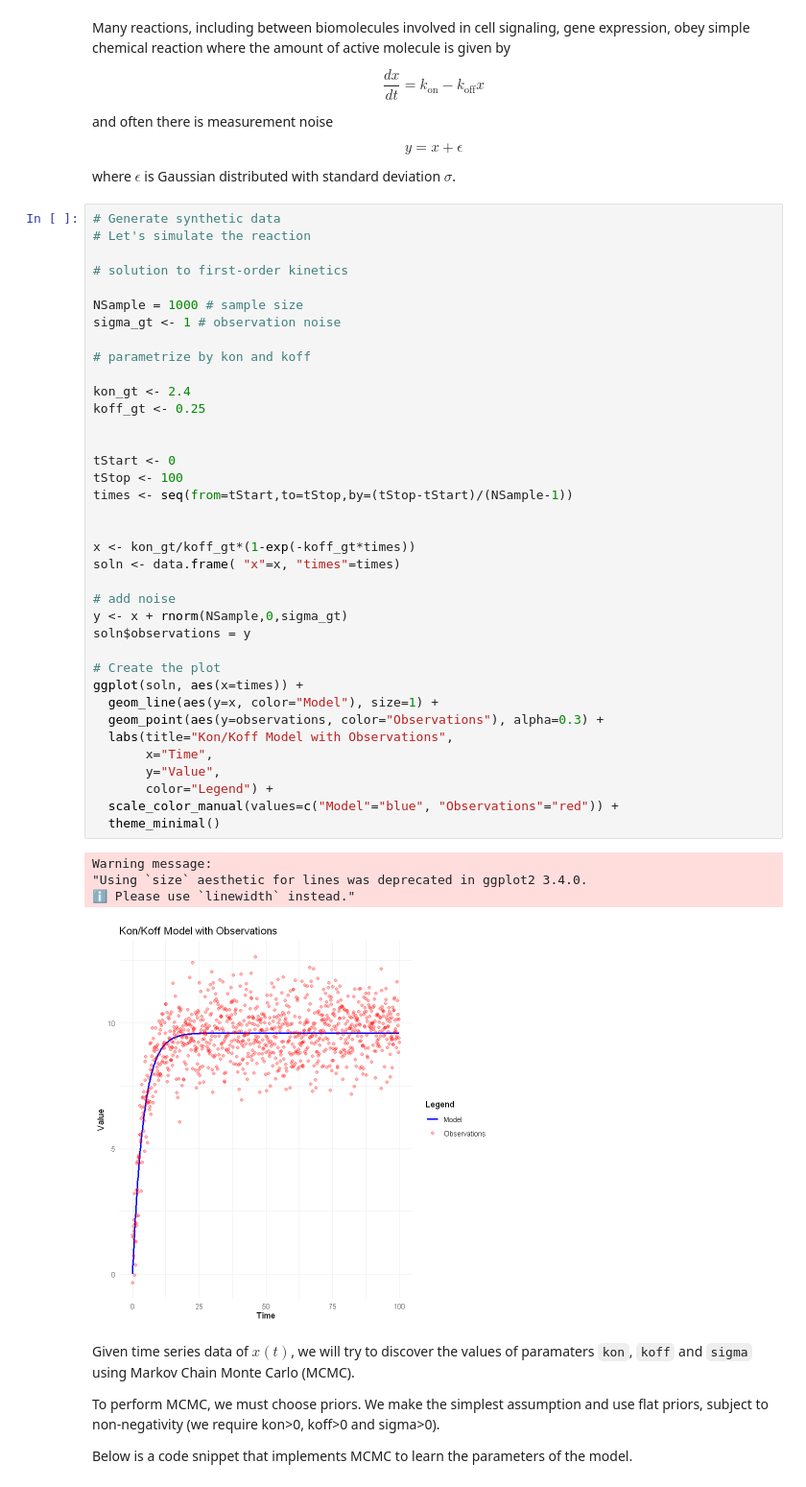
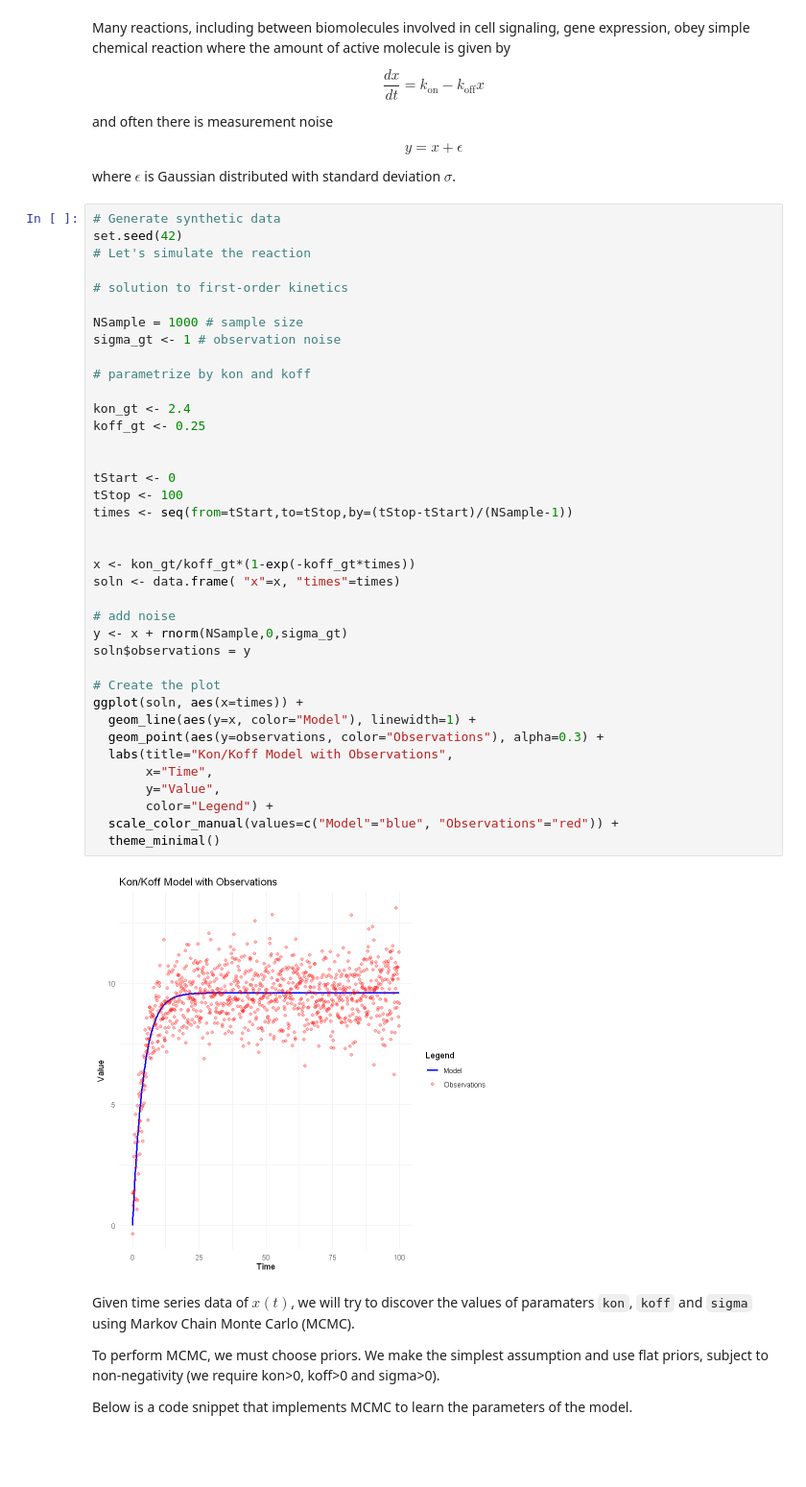
Before and after one commit to akarshkd/Math227C, a Jupyter notebook: ProblemSets_PartII/Math227C_P11.ipynb, the cells around one changed output. Shown at 96% size. Drawn from its saved outputs; the diff is of its cells as text; blank space fills up the shorter version.

```diff
--- a/ProblemSets_PartII/Math227C_P11.ipynb
+++ b/ProblemSets_PartII/Math227C_P11.ipynb
@@ -14,6 +14,7 @@ $$y = x + \epsilon$$
 where $\epsilon$ is Gaussian distributed with standard deviation $\sigma$.
 # %%
 # Generate synthetic data
+set.seed(42)
 # Let's simulate the reaction
 
 # solution to first-order kinetics
@@ -22,38 +23,35 @@ NSample = 1000 # sample size
 sigma_gt <- 1 # observation noise
 
 # parametrize by kon and koff
 
 kon_gt <- 2.4
 koff_gt <- 0.25
 
 
 tStart <- 0
 tStop <- 100
 times <- seq(from=tStart,to=tStop,by=(tStop-tStart)/(NSample-1))
 
 
 x <- kon_gt/koff_gt*(1-exp(-koff_gt*times))
 soln <- data.frame( "x"=x, "times"=times)
 
 # add noise
 y <- x + rnorm(NSample,0,sigma_gt)
 soln$observations = y
 
 # Create the plot
 ggplot(soln, aes(x=times)) +
-  geom_line(aes(y=x, color="Model"), size=1) +
+  geom_line(aes(y=x, color="Model"), linewidth=1) +
   geom_point(aes(y=observations, color="Observations"), alpha=0.3) +
   labs(title="Kon/Koff Model with Observations",
        x="Time",
        y="Value",
        color="Legend") +
   scale_color_manual(values=c("Model"="blue", "Observations"="red")) +
   theme_minimal()
 # %% [output]
-Warning message:
-"Using `size` aesthetic for lines was deprecated in ggplot2 3.4.0.
-ℹ Please use `linewidth` instead."
-[figure, old version]
+[figure, new version]
 # %% [markdown]
 Given time series data of $x(t)$, we will try to discover the values of paramaters ``kon``, ``koff`` and ``sigma`` using Markov Chain Monte Carlo (MCMC).
 
```
Also changed, not shown: parts of 20 cells of this notebook.
